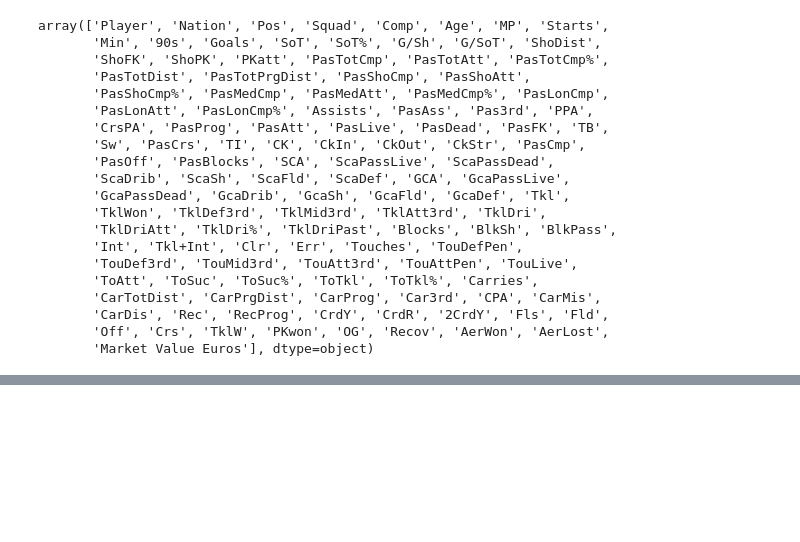
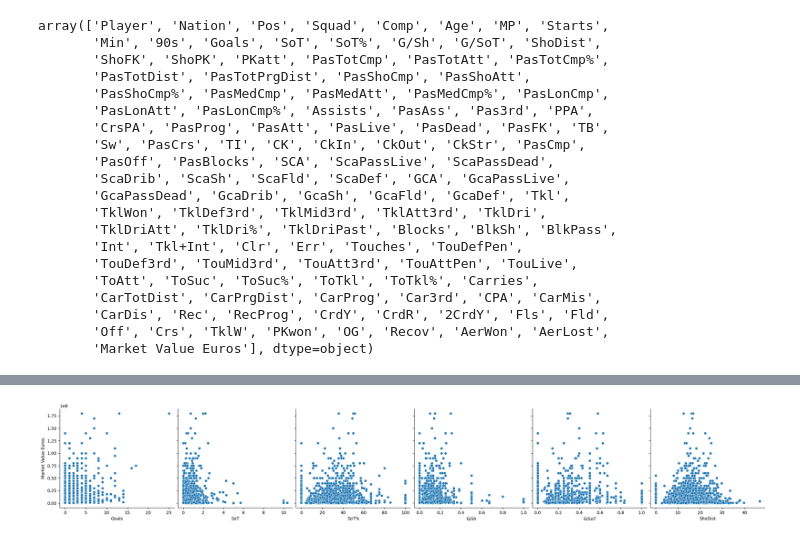
Before and after one commit to Abdullah0332/DSWorkflow-PlayersMarket, a Jupyter notebook: Model.ipynb, the cells around one changed output, grey strips where cells are left out. Saved outputs shown, nothing was run; the diff lists cells and outputs as text; code cells hidden in the pictures; blank space fills up the shorter version.

```diff
--- a/Model.ipynb
+++ b/Model.ipynb
@@ -257,0 +264,4 @@ array(['Player', 'Nation', 'Pos', 'Squad', 'Comp', 'Age', 'MP', 'Starts',
+# %%
+g = sns.pairplot(data=player_new,y_vars=['Market Value Euros'],x_vars=['Goals', 'SoT', 'SoT%', 'G/Sh', 'G/SoT', 'ShoDist'], height = 4, palette = 'red')
+# %% [output]
+[figure, added]
```
Also changed, not shown: parts of 8 cells of this notebook.
